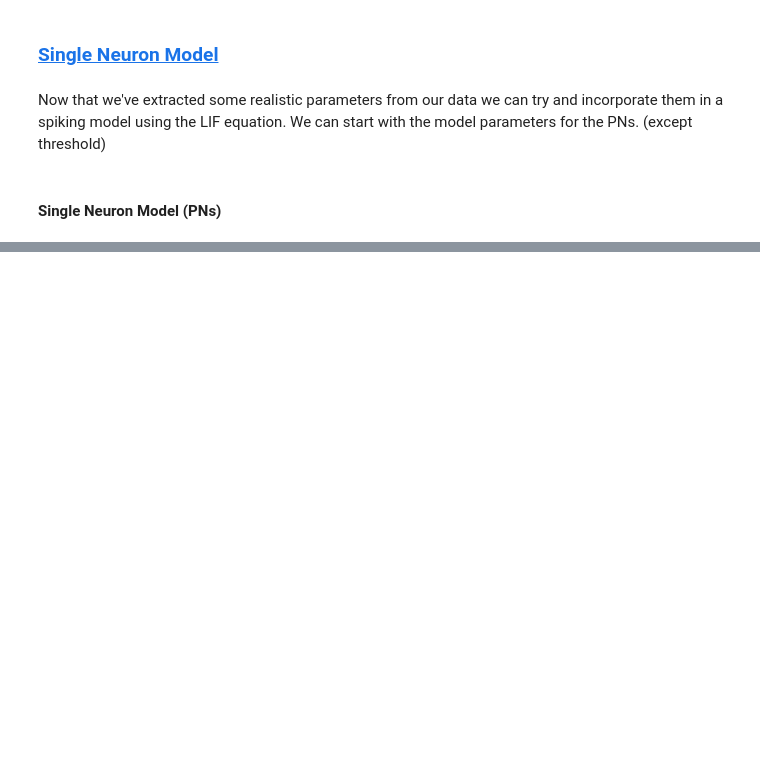
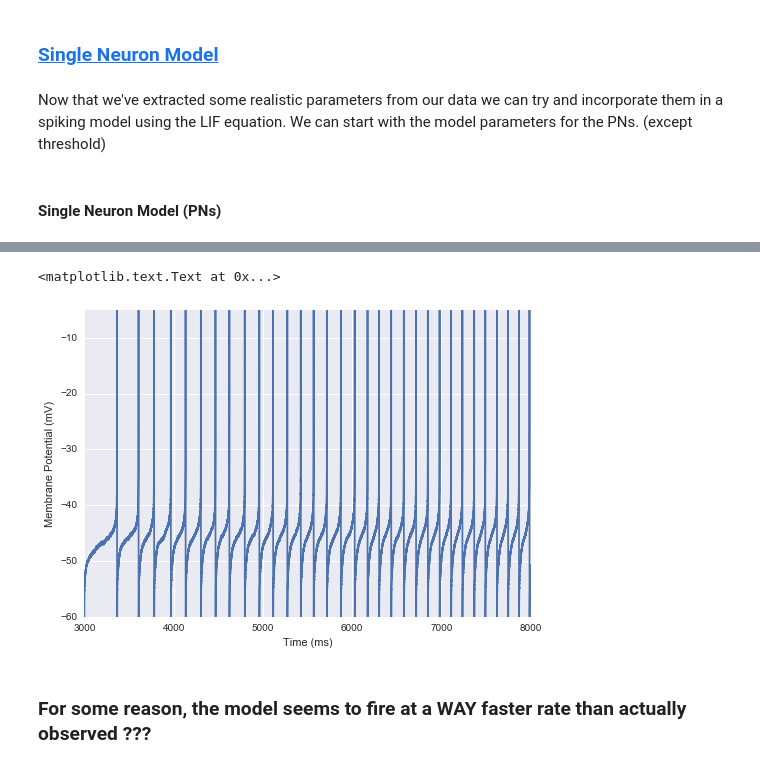
Before and after one commit to RinaldoB/Int_and_Fire, a Jupyter notebook: Integrate_and_Fire.ipynb, the cells around one changed output, grey strips where cells are left out. Drawn from its saved outputs; the diff is of its cells as text; code cells hidden in the pictures; blank space fills up the shorter version.

```diff
--- a/Integrate_and_Fire.ipynb
+++ b/Integrate_and_Fire.ipynb
@@ -1118,0 +1181,17 @@ I = stimulus(10,3)                                     # define stimulus here, i
+# %%
+## plotting the actually observed spike train from this neuron
+V = PN_data_sel[0][4]
+
+figure()
+T = len(V)*dt
+t = arange(0,T,dt)
+plot(t*1e3,V*1e3)
+xlim(stim_start_PN*1e3,stim_end_PN*1e3)
+ylim(-60,-5)
+xlabel('Time (ms)')
+ylabel('Membrane Potential (mV)')
+# %% [output]
+<matplotlib.text.Text at 0x...>
+[figure, added]
+# %% [markdown]
+### For some reason, the model seems to fire at a WAY faster rate than actually observed ???
```
Also changed, not shown: parts of 9 cells of this notebook.
